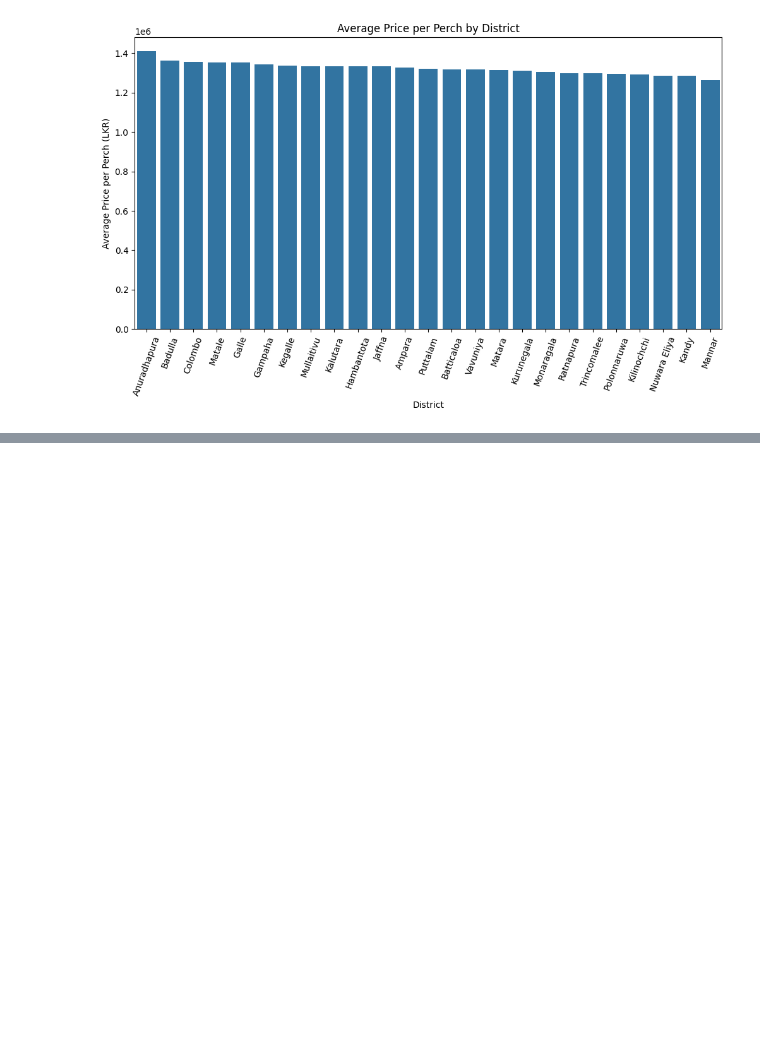
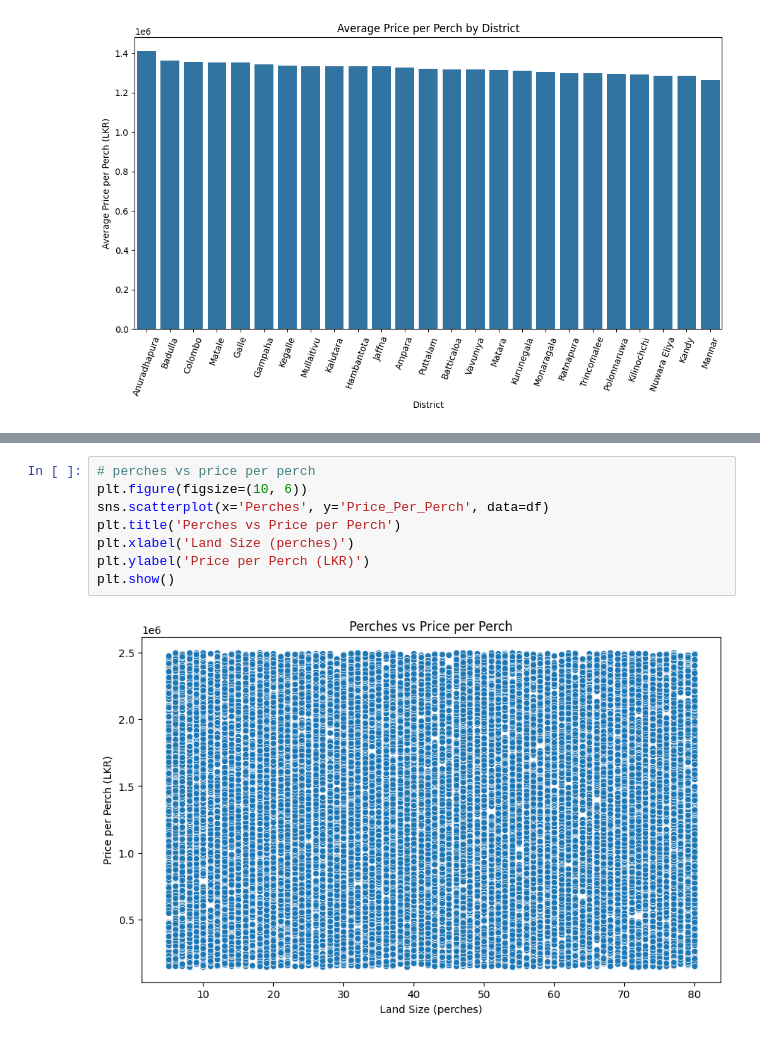
Before and after one commit to DhaneeraDulvanya/Sri-Lankan-Land-Price-Prediction-and-Real-Estate-Market-Analysis-System, a Jupyter notebook: notebooks/01_data_understandings.ipynb, the cells around one changed output, grey strips where cells are left out. Saved outputs shown, nothing was run; the diff lists cells and outputs as text; blank space fills up the shorter version.

```diff
--- a/notebooks/01_data_understandings.ipynb
+++ b/notebooks/01_data_understandings.ipynb
@@ -284,0 +321,10 @@ plt.show()
+# %%
+# perches vs price per perch
+plt.figure(figsize=(10, 6))
+sns.scatterplot(x='Perches', y='Price_Per_Perch', data=df)
+plt.title('Perches vs Price per Perch')
+plt.xlabel('Land Size (perches)')
+plt.ylabel('Price per Perch (LKR)')
+plt.show()
+# %% [output]
+[figure, added]
```
Also changed, not shown: parts of 2 cells of this notebook.
